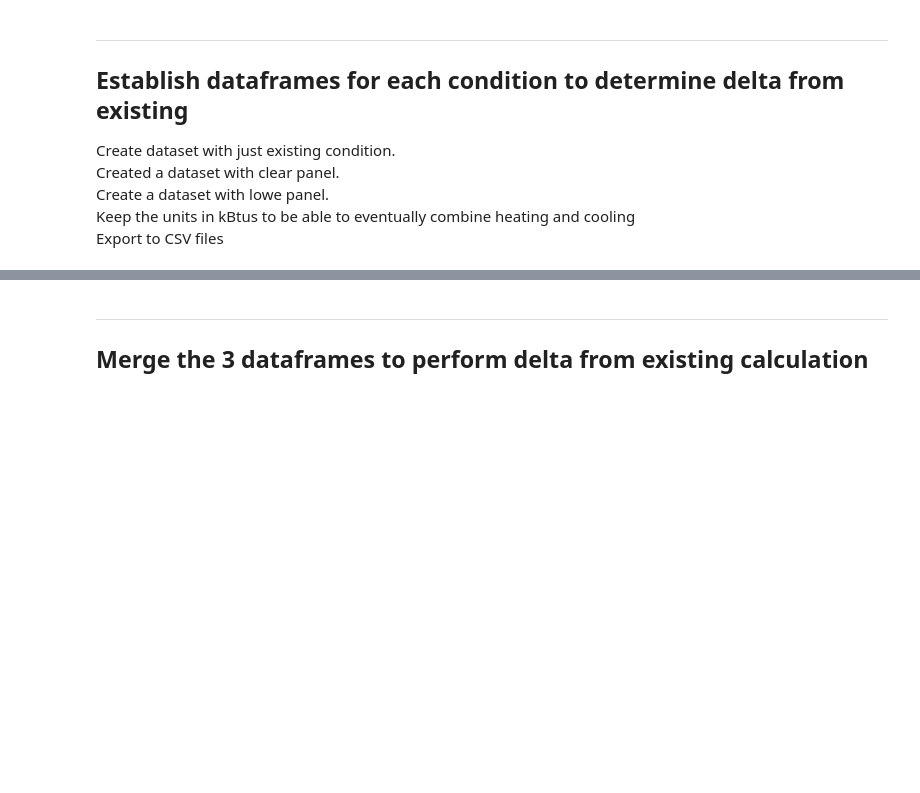
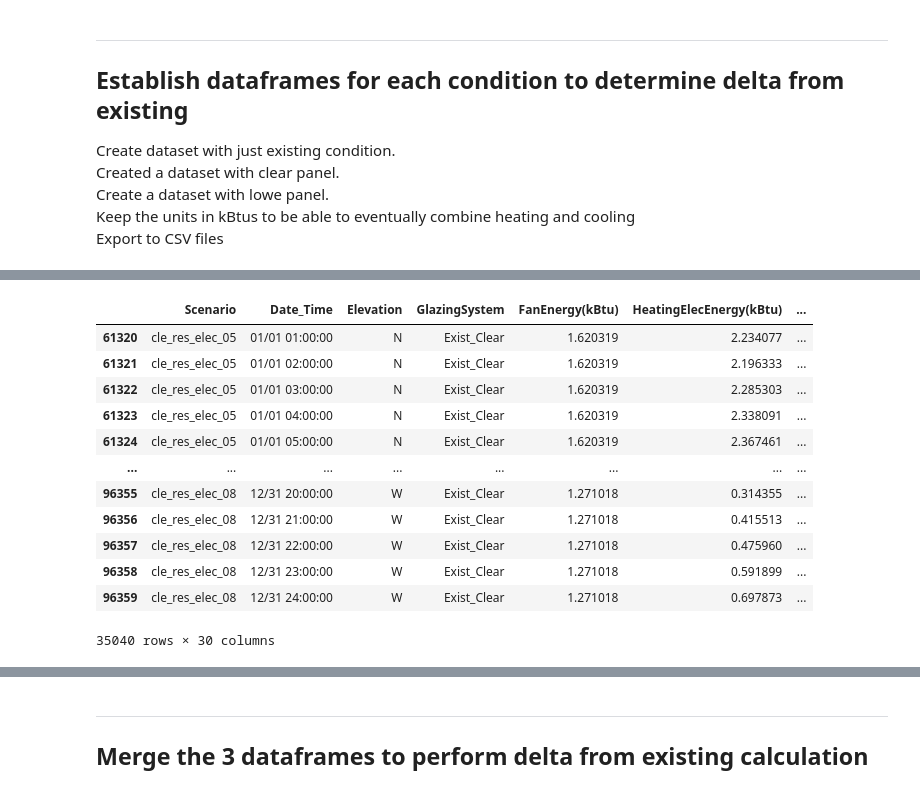
Before and after one commit to klharp/Eplus_Maine, a Jupyter notebook: CLE_Res_Scraper.ipynb, the cells around one changed output, grey strips where cells are left out. Drawn from its saved outputs; the diff is of its cells as text; code cells hidden in the pictures; blank space fills up the shorter version.

```diff
--- a/CLE_Res_Scraper.ipynb
+++ b/CLE_Res_Scraper.ipynb
@@ -345,9 +373,23 @@ allBaselineAnnualDataResElec.reset_index(inplace=True, drop=True)
 # %%
-# # Define the scenario for the baselines.
+# Define the scenario for the baselines.
 
-clearAnnualDataResElec = allAnnualDataResElec[allAnnualDataResElec["GlazingSystem"] == "Clear"]
+clearAnnualDataResElec = allAnnualDataResElec[allAnnualDataResElec["GlazingSystem"] == "Exist_Clear"]
 
-# clearAnnualDataComElec
+clearAnnualDataResElec
+# %% [output]
+|  | Scenario | Date_Time | Elevation | GlazingSystem | FanEnergy(kBtu) | HeatingElecEnergy(kBtu) | ... |
+| 61320 | cle_res_elec_05 | 01/01 01:00:00 | N | Exist_Clear | 1.620319 | 2.234077 | ... |
+| 61321 | cle_res_elec_05 | 01/01 02:00:00 | N | Exist_Clear | 1.620319 | 2.196333 | ... |
+| 61322 | cle_res_elec_05 | 01/01 03:00:00 | N | Exist_Clear | 1.620319 | 2.285303 | ... |
+| 61323 | cle_res_elec_05 | 01/01 04:00:00 | N | Exist_Clear | 1.620319 | 2.338091 | ... |
+| 61324 | cle_res_elec_05 | 01/01 05:00:00 | N | Exist_Clear | 1.620319 | 2.367461 | ... |
+| ... | ... | ... | ... | ... | ... | ... | ... |
+| 96355 | cle_res_elec_08 | 12/31 20:00:00 | W | Exist_Clear | 1.271018 | 0.314355 | ... |
+| 96356 | cle_res_elec_08 | 12/31 21:00:00 | W | Exist_Clear | 1.271018 | 0.415513 | ... |
+| 96357 | cle_res_elec_08 | 12/31 22:00:00 | W | Exist_Clear | 1.271018 | 0.475960 | ... |
+| 96358 | cle_res_elec_08 | 12/31 23:00:00 | W | Exist_Clear | 1.271018 | 0.591899 | ... |
+| 96359 | cle_res_elec_08 | 12/31 24:00:00 | W | Exist_Clear | 1.271018 | 0.697873 | ... |
+35040 rows × 30 columns
 # %%
 # Rename columns to indicate baseline to prepare for merge"
 
```
Also changed, not shown: parts of 12 cells of this notebook, 6 other files.
